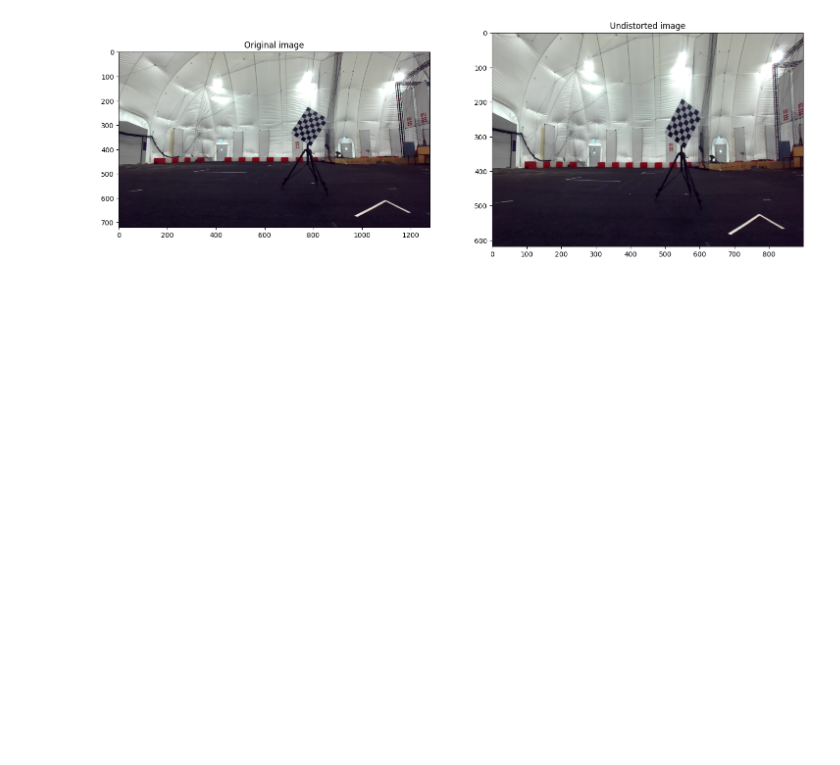
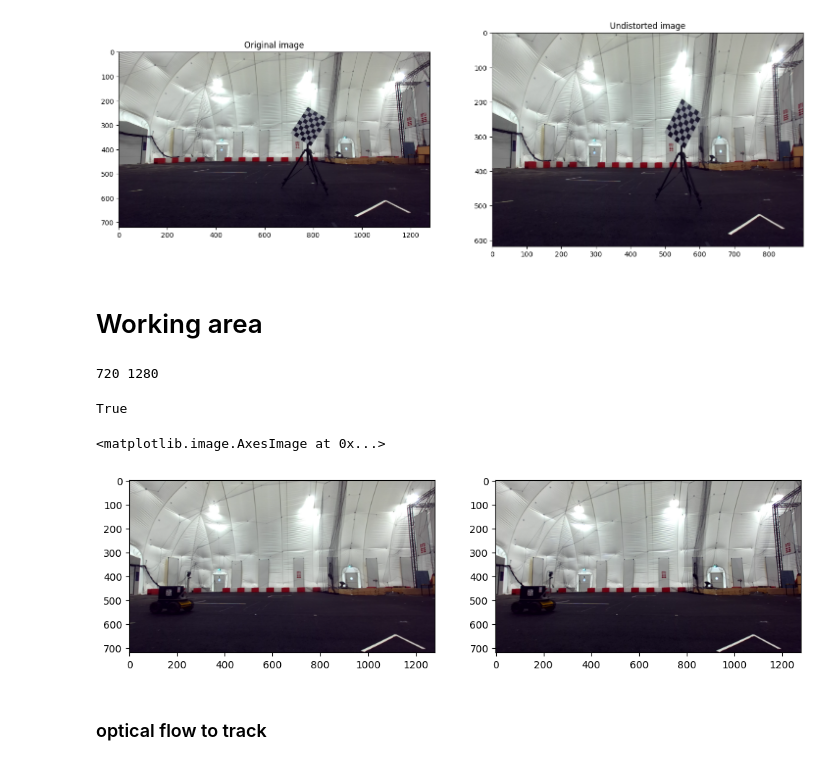
Before and after one commit to NepyouDTU/-34759-Perception-for-autonomous-systems, a Jupyter notebook: Emil.ipynb, the cells around one changed output. Drawn from its saved outputs; the diff is of its cells as text; code cells hidden in the pictures; blank space fills up the shorter version.

```diff
--- a/Emil.ipynb
+++ b/Emil.ipynb
@@ -425,3 +425,5 @@ ax[1].set_title('Undistorted image')
 # %% [output]
 Text(0.5, 1.0, 'Undistorted image')
 [figure]
+# %% [markdown]
+# Working area
@@ -427,0 +584,17 @@ Text(0.5, 1.0, 'Undistorted image')
+# %%
+calibration_success = CalibrateStereoCamera()
+display(calibration_success)
+# %% [output]
+720 1280
+True
+# %%
+undistL, undistR, undistLg, undistRg = load_and_undistort_images('1_no_obstacle')
+# %%
+fig, ax = plt.subplots(1, 2, figsize=(12, 6))
+ax[0].imshow(undistL[100])
+ax[1].imshow(undistR[100])
+# %% [output]
+<matplotlib.image.AxesImage at 0x...>
+[figure, added]
+# %% [markdown]
+### optical flow to track
```
Also changed, not shown: parts of 7 cells of this notebook.
